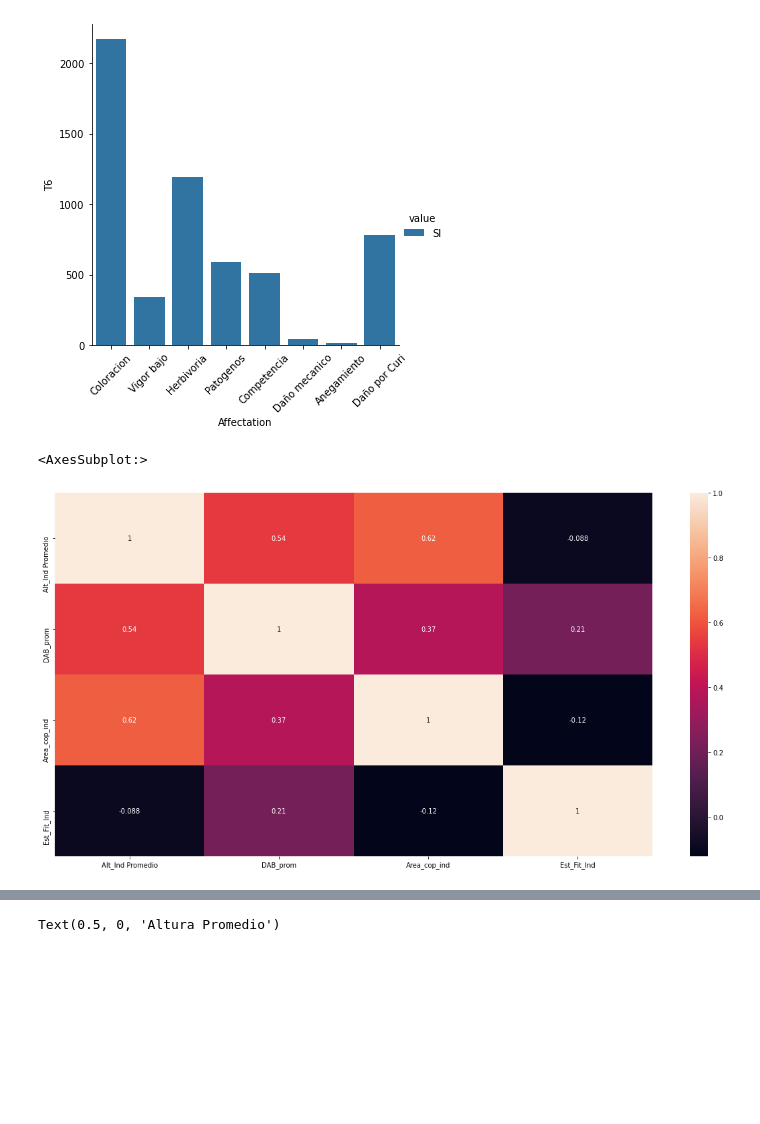
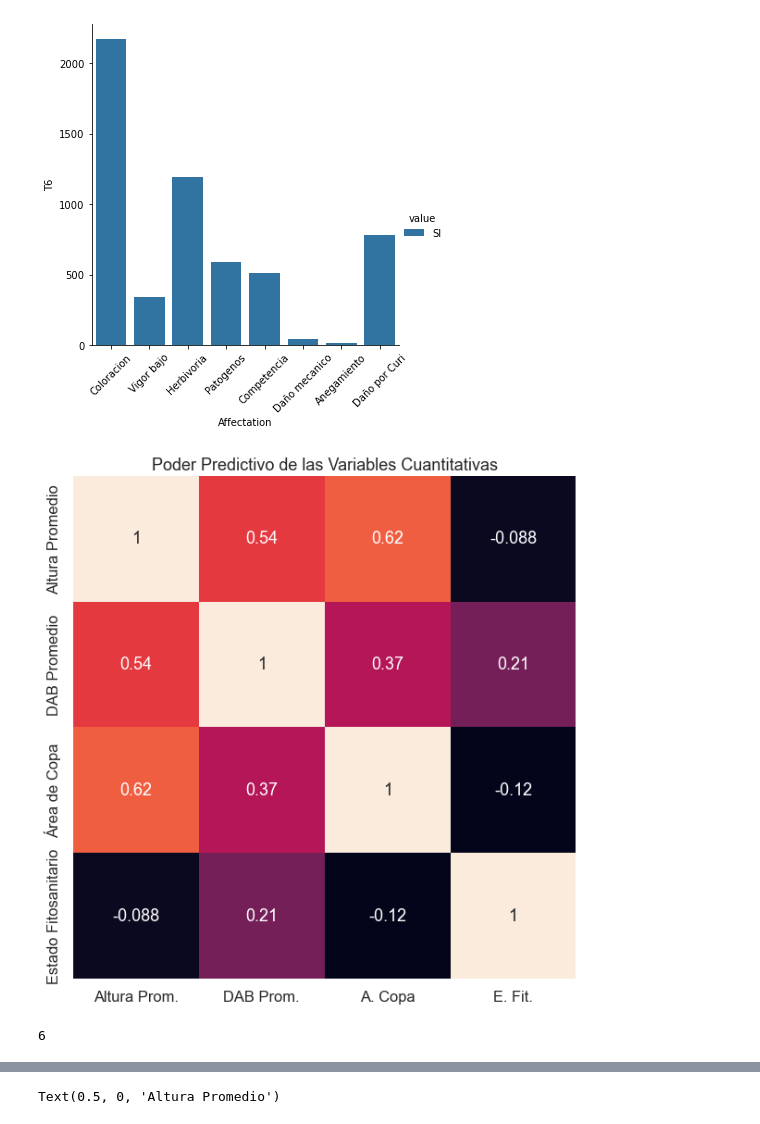
Before and after one commit to Slid61/Plant-Restoration-Data, a Jupyter notebook: Udacity Final Data Submission.ipynb, the cells around one changed output, grey strips where cells are left out. Saved outputs shown, nothing was run; the diff lists cells and outputs as text; code cells hidden in the pictures; blank space fills up the shorter version.

Commit message:
first commit in the 'Spanish' branch. Features the most complete data.

```diff
--- a/Udacity Final Data Submission.ipynb
+++ b/Udacity Final Data Submission.ipynb
@@ -551,4 +559,4 @@ Reserve.to_excel(writer, index = False, engine='openpyxl')
 writer.save()
 # %%
-Reserve = pd.read_excel('Reserve.xlsx', engine='openpyxl')
+reserve = pd.read_excel('reserve.xlsx', engine='openpyxl')
 # %%
@@ -851,19 +867,33 @@ for value in Reserve['Even_mon'].unique():
 # The 4 remaining variables are averages or composites of all the other quantitative variables and as such are the best fit.
 
 # Grab all the numerical data from the dataset, also split into sample periods
-
-num_reserve = Reserve[['Alt_Ind Promedio', 'DAB_prom', 'Area_cop_ind', 'Est_Fit_Ind']]
-R_num_dict = {}
-for value in Reserve['Even_mon'].unique():
-    R_num_dict[value] = Reserve[Reserve['Even_mon'] == value]
-    R_num_dict[value] = R_num_dict[value][['Alt_Ind Promedio', 'DAB_prom', 'Area_cop_ind', 'Est_Fit_Ind']]
+quants = ['Alt_Ind Promedio', 'DAB_prom', 'Area_cop_ind', 'Est_Fit_Ind']
+num_reserve = reserve[quants]
+r_num_dict = {}
+for value in reserve['Even_mon'].unique():
+    r_num_dict[value] = reserve[reserve['Even_mon'] == value]
+    r_num_dict[value] = r_num_dict[value][quants]
 # %%
 
 plt.figure(figsize = (20,10))
-sns.heatmap(num_reserve.corr(), annot=True)
-# Height is most correlated with crown area, then stem diameter. Amazingly plant health may have a weak correlation
-# with stem thickness.
+ylabels = ['Altura Promedio', 'DAB Promedio', 'Área de Copa', 'Estado Fitosanitario']
+xlabels = ['Altura Prom.', 'DAB Prom.', 'A. Copa', 'E. Fit.']
+ax = sns.heatmap(num_reserve.corr(),
+                 annot=True,
+                 square=True,
+                 cbar=False,
+                 xticklabels=xlabels,
+                 yticklabels=ylabels)
+sns.set_context('talk')
+ax.set_title('Poder Predictivo de las Variables Cuantitativas')
+
+#plt.savefig(figures+'Correlaciones', dpi=1200)
+# Height is most correlated with crown area, then stem diameter.
+# Amazingly plant health may have a weak correlation with stem thickness.
 # %% [output]
-<AxesSubplot:>
-[figure, old version]
+[figure, new version]
+# %%
+len(r_num_dict)
+# %% [output]
+6
 # %%
```
Also changed, not shown: parts of 60 cells of this notebook, 19 other files.
